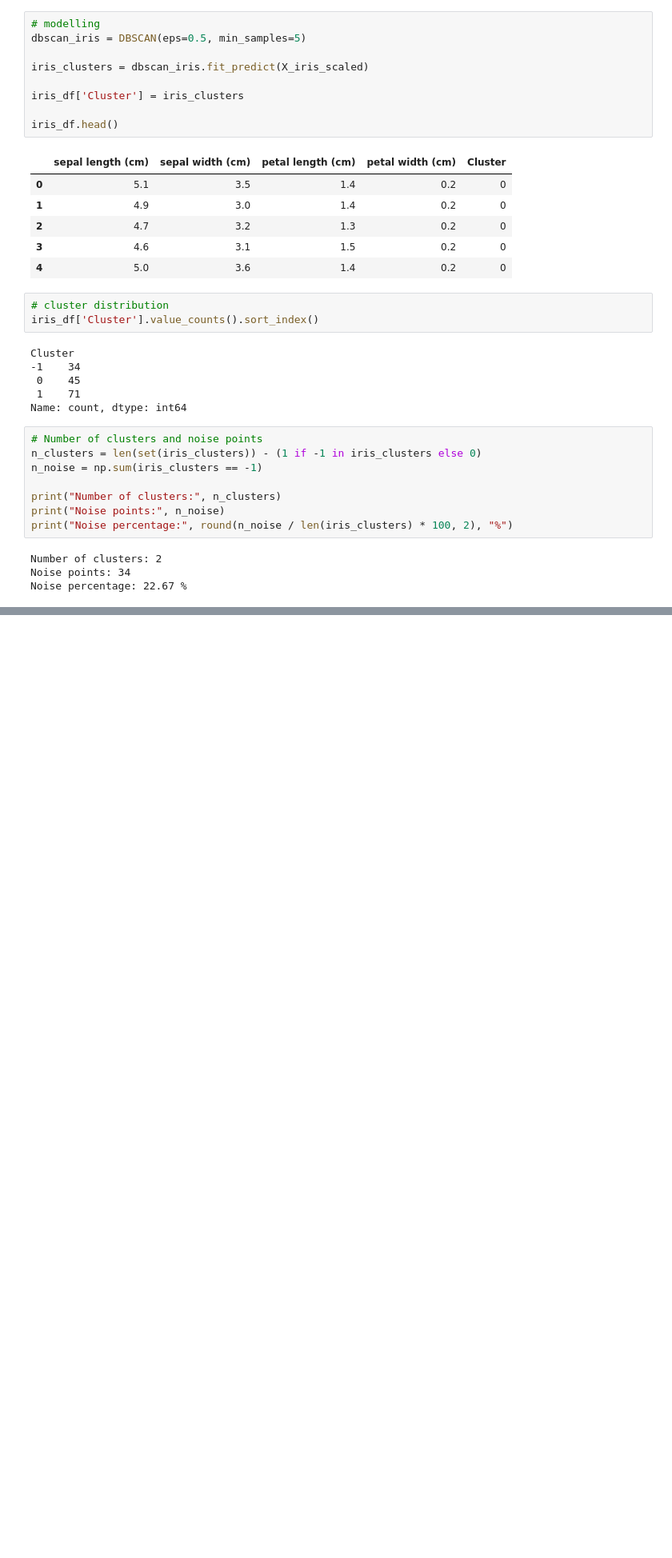
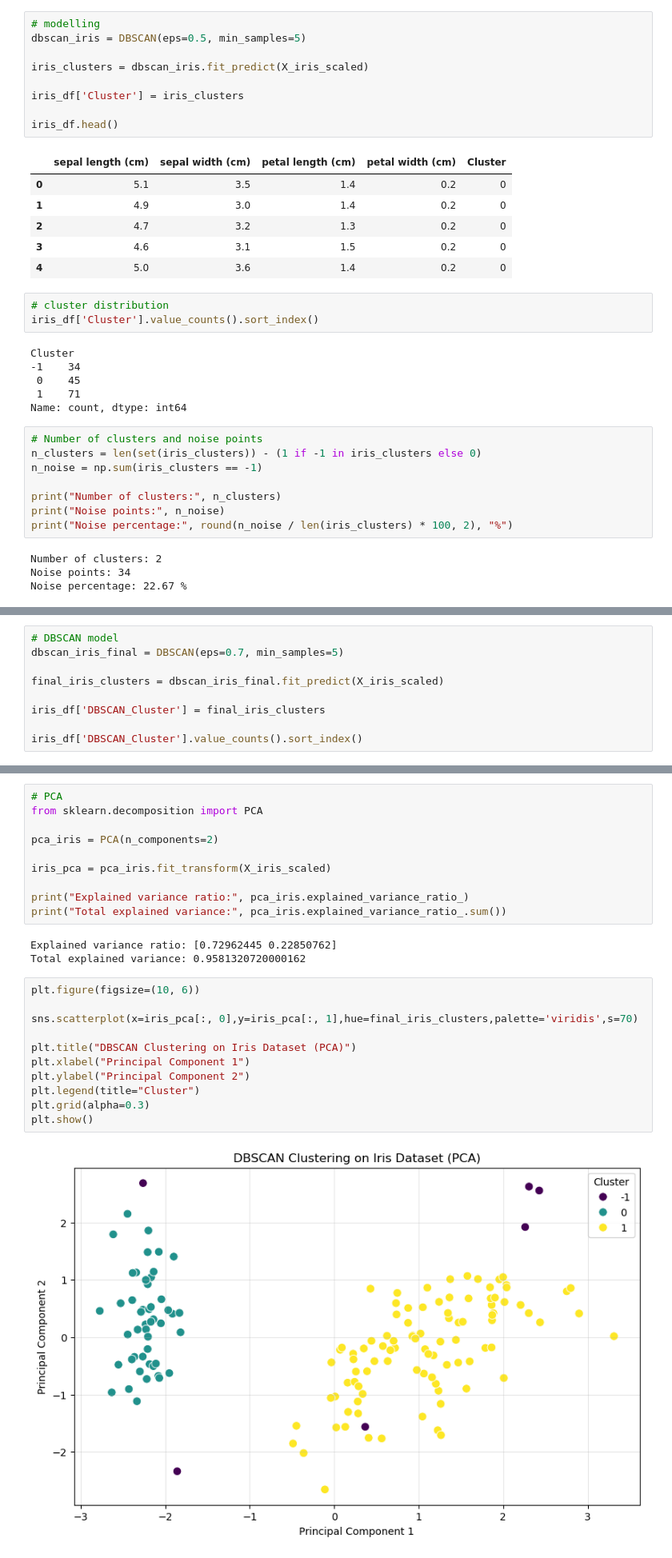
Before and after one commit to Gyrith/Machine-Learning-Models, a Jupyter notebook: Unsupervised Learning/DBSCAN Clustering.ipynb, the cells around one changed output, grey strips where cells are left out. Shown at 80% size. Saved outputs shown, nothing was run; the diff lists cells and outputs as text; blank space fills up the shorter version.

Commit message:
DBSCAN Clustering

```diff
--- a/Unsupervised Learning/DBSCAN Clustering.ipynb
+++ b/Unsupervised Learning/DBSCAN Clustering.ipynb
@@ -591,0 +673,9 @@ Noise percentage: 22.67 %
+# %%
+# DBSCAN model
+dbscan_iris_final = DBSCAN(eps=0.7, min_samples=5)
+
+final_iris_clusters = dbscan_iris_final.fit_predict(X_iris_scaled)
+
+iris_df['DBSCAN_Cluster'] = final_iris_clusters
+
+iris_df['DBSCAN_Cluster'].value_counts().sort_index()
@@ -591,0 +710,26 @@ Noise percentage: 22.67 %
+# %%
+# PCA
+from sklearn.decomposition import PCA
+
+pca_iris = PCA(n_components=2)
+
+iris_pca = pca_iris.fit_transform(X_iris_scaled)
+
+print("Explained variance ratio:", pca_iris.explained_variance_ratio_)
+print("Total explained variance:", pca_iris.explained_variance_ratio_.sum())
+# %% [output]
+Explained variance ratio: [0.72962445 0.22850762]
+Total explained variance: 0.9581320720000162
+# %%
+plt.figure(figsize=(10, 6))
+
+sns.scatterplot(x=iris_pca[:, 0],y=iris_pca[:, 1],hue=final_iris_clusters,palette='viridis',s=70)
+
+plt.title("DBSCAN Clustering on Iris Dataset (PCA)")
+plt.xlabel("Principal Component 1")
+plt.ylabel("Principal Component 2")
+plt.legend(title="Cluster")
+plt.grid(alpha=0.3)
+plt.show()
+# %% [output]
+[figure, added]
```
Also changed, not shown: parts of 7 cells of this notebook.
